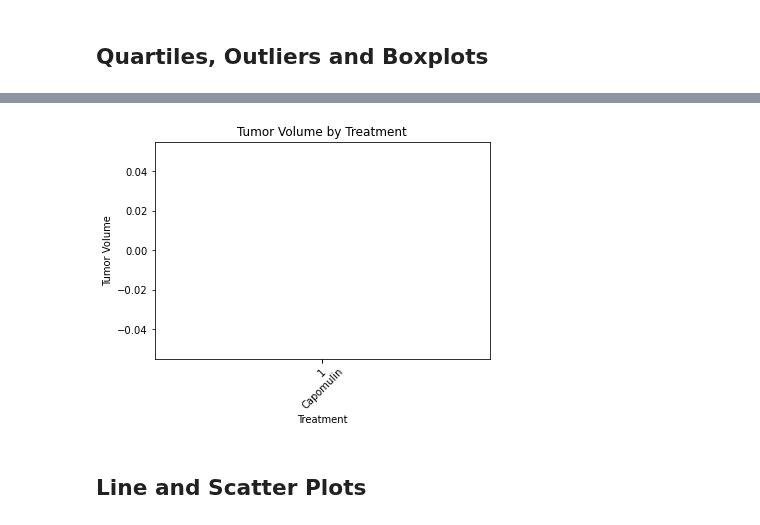
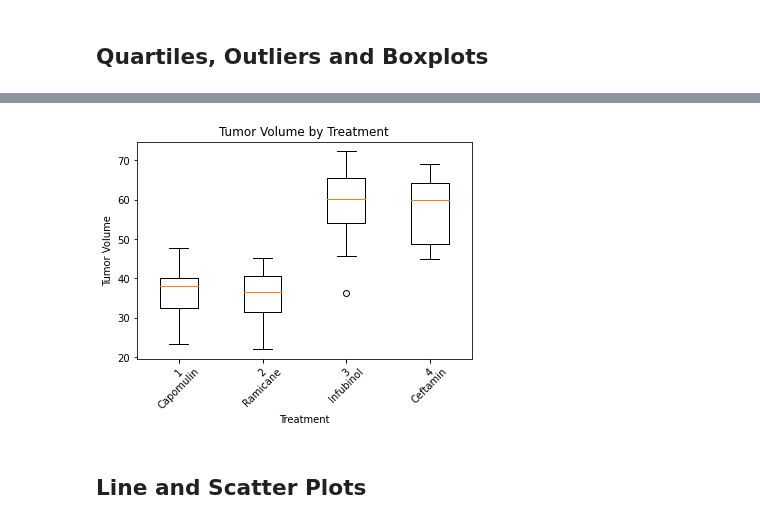
Before and after one commit to oas95/matplotlib-challenge, a Jupyter notebook: Pymaceuticals/pymaceuticals_starter.ipynb, the cells around one changed output, grey strips where cells are left out. Saved outputs shown, nothing was run; the diff lists cells and outputs as text; code cells hidden in the pictures.

```diff
--- a/Pymaceuticals/pymaceuticals_starter.ipynb
+++ b/Pymaceuticals/pymaceuticals_starter.ipynb
@@ -284,3 +284,9 @@ treatments.head()
 | 2 | k403 | Ramicane | Male | 21 | 16 | 10 | 35.014271 | ... |
 | 3 | k403 | Ramicane | Male | 21 | 16 | 15 | 34.223992 | ... |
 | 4 | k403 | Ramicane | Male | 21 | 16 | 20 | 32.997729 | ... |
+# %%
+#reshapping the dataframe
+last_timepoint = treatments.groupby(["Drug Regimen", "Mouse ID"]).agg(tumor_size=("Tumor Volume (mm3)", lambda x: x.iloc[-1]))
+last_timepoint = last_timepoint.stack(level=0).unstack(level=0)
+for drug in treat_list:
+    print(drug)
@@ -287,25 +298,25 @@ treatments.head()
 # %%
 # Create empty list to fill with tumor vol data (for plotting)
-
+treatment = 0
 # Calculate the IQR and quantitatively determine if there are any potential outliers.
 for drug in treat_list:
-
     # Locate the rows which contain mice on each drug and get the tumor volumes
     quartiles = last_timepoint[drug].quantile([.25,.5,.75]).round(2)
     lowerq = quartiles[0.25].round(2)
     upperq = quartiles[0.75].round(2)
     iqr = round(upperq-lowerq,2)
-
-    # add subset
-
-
     # Determine outliers using upper and lower bounds
     lower_bound = round(lowerq - (1.5*iqr),2)
     upper_bound = round(upperq + (1.5*iqr),2)
 
 #print statements
-print(f"Capomulin's potential outliers: Series([], Name: Tumor Volume (mm3), dtype: float64")
-print(f"Ramicane's potential outliers: Series([], Name: Tumor Volume (mm3), dtype: float64")
-print(f"Infubinol's potential outliers: 31    36.321346")
-print(f"Ceftamin's potential outliers: Series([], Name: Tumor Volume (mm3), dtype: float64")
+    if treatment == 0:
+        print(f"------------------------------------------------------------")
+    print(f"The lower quartile of {drug} treatments is: {lowerq}")
+    print(f"The upper quartile of {drug} treatments is: {upperq}")
+    print(f"The interquartile range of {drug} treatments is: {iqr}")
+    print(f"Values below {lower_bound} could be {drug} outliers.")
+    print(f"Values above {upper_bound} could be {drug} outliers.")
+    print(f"------------------------------------------------------------")
+    treatment+=1
 # %% [output]
@@ -313,16 +340,17 @@ NameError: name 'last_timepoint' is not defined
 # %%
 # Generate a box plot that shows the distrubution of the tumor volume for each treatment group.
 boxplot_list = []
-
+for drug in treat_list:
+    boxplot_list.append(list(last_timepoint[drug].dropna()))
 figure = plt.figure
 plt.xlabel ("Treatment")
 plt.xticks([1, 2, 3, 4], treat_list, rotation = 45)
 plt.ylabel("Tumor Volume")
 plt.title("Tumor Volume by Treatment")
 plt.boxplot(boxplot_list)
 
 plt.show()
 # %% [output]
-[figure, old version]
+[figure, new version]
 # %% [markdown]
 ## Line and Scatter Plots
```
Also changed, not shown: parts of 10 cells of this notebook.
